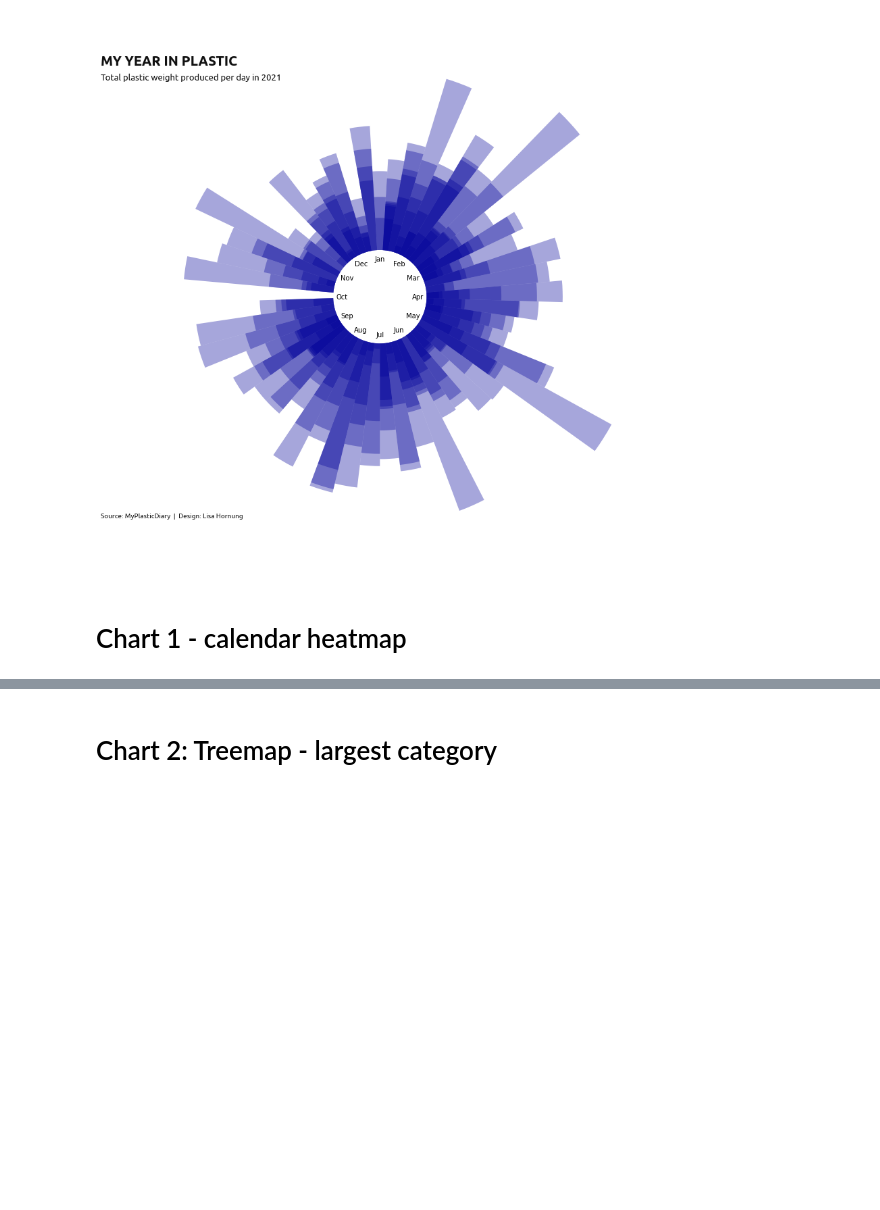
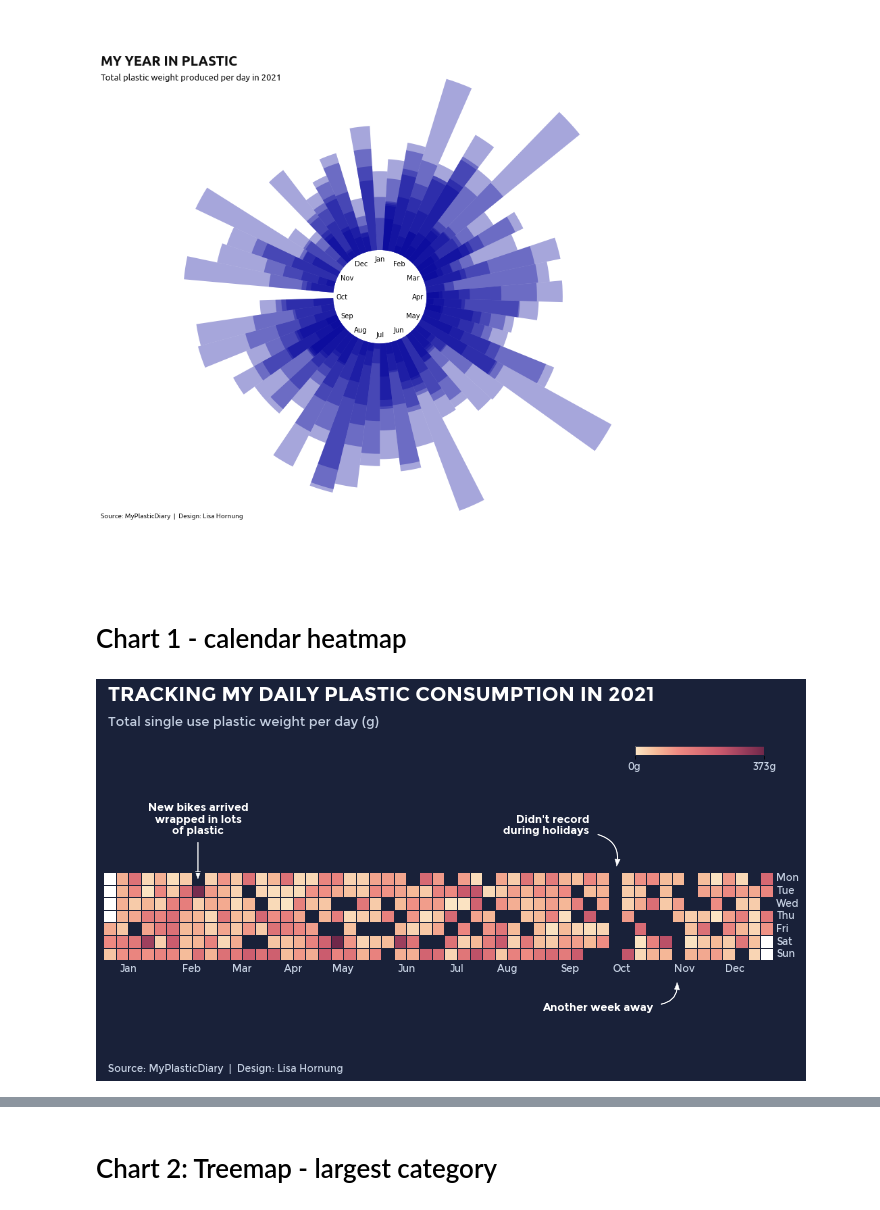
Before and after one commit to Lisa-Ho/plastic-diary, a Jupyter notebook: notebooks/02_10_charts.ipynb, the cells around one changed output, grey strips where cells are left out. Saved outputs shown, nothing was run; the diff lists cells and outputs as text; code cells hidden in the pictures; blank space fills up the shorter version.

```diff
--- a/notebooks/02_10_charts.ipynb
+++ b/notebooks/02_10_charts.ipynb
@@ -276,2 +287,71 @@ def get_text():
 
     return(font_r, font_b, title, subtitle)
+# %%
+import calplot
+
+#prepare data
+all_days = pd.date_range('1/1/2021', periods=365, freq='D')
+events = df_daily.groupby("date")["DV_plastic_weight"].sum()
+events = pd.Series(events, index=all_days)
+
+#set colour + get text properties
+cols = {"back": "#192139", "edges":"#c3cee0", "text": "#c3cee0", "title": "white"}
+font_r, font_b, title, subtitle = get_text()
+
+#### plot
+fig, ax = plt.subplots(figsize=(12,5))
+fig.set_facecolor(cols["back"])
+ax = calplot.yearplot(events, cmap=colpalette.mpl_colormap, linewidth=1, linecolor=cols["back"], fillcolor=cols["back"],
+                      edgecolor = cols["back"],  dropzero=True, zorder=2)
+ax.set_xticklabels(ax.get_xticklabels(), color=cols["text"], fontproperties=font_r)
+ax.set_yticklabels(ax.get_yticklabels(), color=cols["text"], fontproperties=font_r)
+
+# =========
+# Arrows
+#define style
+style = "Simple, tail_width=0.5, head_width=5, head_length=7"
+kw = dict(arrowstyle=style, color=cols["title"])
+
+#define arrows
+a1 = patches.FancyArrowPatch((7.5, 9.5), (7.5, 6.3),linewidth=0.5,
+                            connectionstyle="arc3,rad=0", **kw, clip_on=False, zorder=4)
+a2 = patches.FancyArrowPatch((39, 10), (40.6, 7.3),linewidth=0.5,
+                            connectionstyle="arc3,rad=-.5", **kw, clip_on=False, zorder=4)
+a3 = patches.FancyArrowPatch((44, -3.5), (45.4, -1.6),linewidth=0.5,
+                            connectionstyle="arc3,rad=.5", **kw, clip_on=False, zorder=4)
+
+#add arrows to plot
+for a in [a1, a2,a3]:
+    ax.add_patch(a)
+
+## =========
+#annotations
+ax.text(7.5,10, "New bikes arrived\nwrapped in lots\nof plastic", fontsize=11, ha='center', fontproperties = font_b,
+        color=cols["title"])
+ax.text(38.5, 10, "Didn't record\nduring holidays", fontsize=11, ha='right', fontproperties = font_b, color=cols["title"])
+ax.text(43.5, -4, "Another week away", fontsize=11, ha='right', fontproperties = font_b, color=cols["title"])
+
+## =========
+#add colorbar (create mappable first and then plot)
+cbaxes = fig.add_axes([0.74, 0.95, 0.15, 0.025]) #axes to hold coloebar
+cmappable = ScalarMappable(norm=Normalize(0,int(events.max())), cmap=colpalette.mpl_colormap)
+cb = plt.colorbar(cmappable, cax = cbaxes, anchor=(1,1.2), orientation='horizontal',
+            ticks=[0,  int(events.max())])
+cb.set_ticklabels(["0g", str(int(events.max()))+"g" ], fontproperties=font_r, color=cols["text"])
+cb.outline.set_color(cols["back"])
+
+# =========
+#title and footer
+x_title=0.13
+plt.figtext(x_title,1.1, title, size=20, ha='left',  fontproperties = font_b, color=cols["title"])
+plt.figtext(x_title,1.03, subtitle, size=13,ha='left',  fontproperties = font_r, color=cols["text"])
+
+plt.figtext(x_title,0.07, "Source: MyPlasticDiary  |  Design: Lisa Hornung",
+            fontsize=10, ha='left', fontproperties = font_r, color=cols["text"])
+
+#save
+plt.savefig(os.path.join(root, "outputs//chart1-calendar-heatmap.png"), bbox_inches="tight",pad_inches=0.2)
+
+plt.show()
+# %% [output]
+[figure, added]
```
Also changed, not shown: parts of 25 cells of this notebook.
